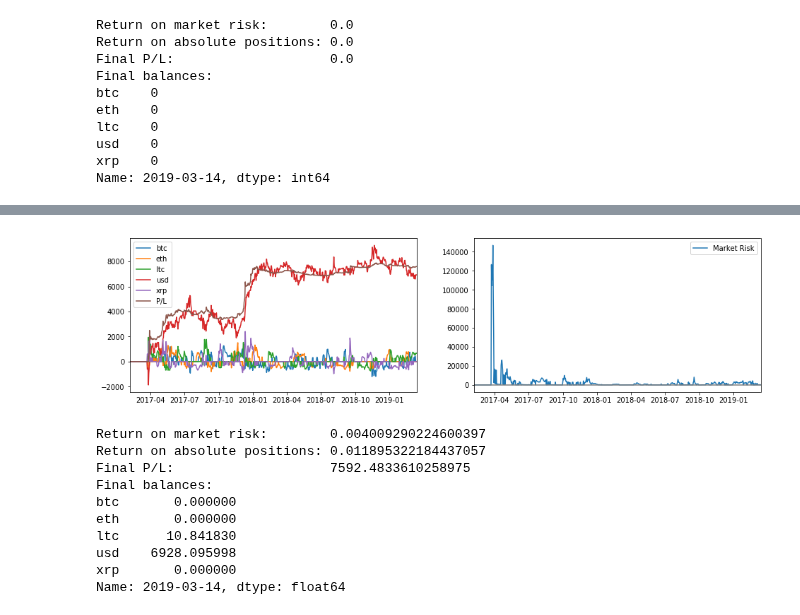
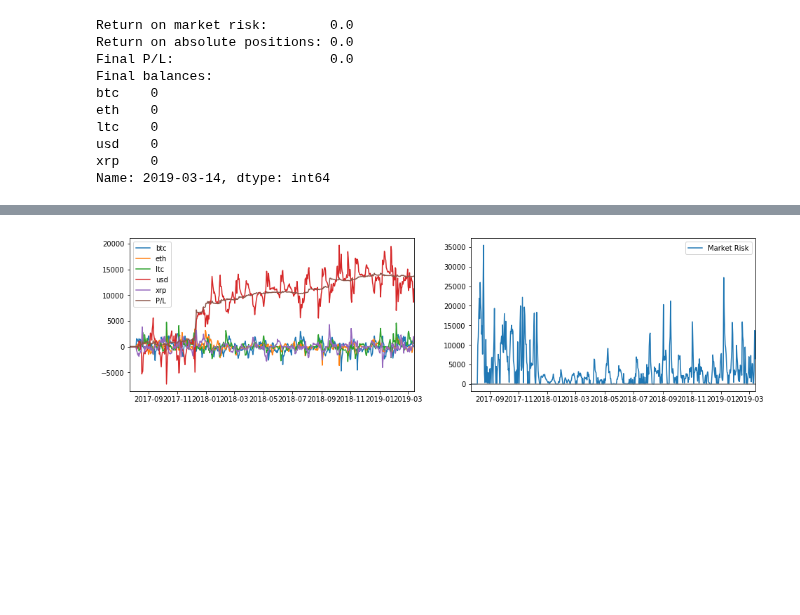
Before and after one commit to cambrian/quant, a Jupyter notebook: research/analysis.ipynb, the cells around one changed output, grey strips where cells are left out. Drawn from its saved outputs; the diff is of its cells as text; code cells hidden in the pictures; blank space fills up the shorter version.

```diff
--- a/research/analysis.ipynb
+++ b/research/analysis.ipynb
@@ -42,8 +43,14 @@ def prep_data(file):
 
 def reduce_data(data, resampling):
     '''Averages prices, sums volumes'''
-    prices = data['prices'].resample(resampling).mean().fillna(method='ffill')
+    prices = data['prices'].resample(resampling).first().fillna(method='ffill')
     volumes = data['volumes'].resample(resampling).sum().fillna(method='ffill')
+    return { 'prices': prices, 'volumes': volumes }
+
+def tail_data(data, n):
+    '''get the last n points of the given data'''
+    prices = data['prices'].tail(n)
+    volumes = data['volumes'].tail(n)
     return { 'prices': prices, 'volumes': volumes }
 
 def viz_data(data):
@@ -121,8 +128,8 @@ def market_risk(pca, balances):
     components = pd.DataFrame(pca.components_, columns = data['prices'].columns)
     component_variances = components.mul(pca.explained_variance_, axis=0)
     pca_position_variances = component_variances.values.dot((balances * balances.abs()).values.T)
-    risk = np.sqrt(np.abs(pca_position_variances).sum()) # np.linalg.norm(pca_position_variances)
-    return max(1e-10, risk) # avoid div by 0
+    risk = np.sqrt(np.abs(pca_position_variances).sum())
+    return risk + 1e-10 # avoid div by 0
 
 def evaluate(strategy, data, fees = 0):
     '''data is prices per-day
@@ -198,13 +205,14 @@ Name: 2019-03-14, dtype: int64
 # %%
 from strategy import MovingAverage
 from numpy_ringbuffer import RingBuffer
-from math import log1p
+from math import log1p, sqrt
+from johansen.johansen import Johansen
 
 class StatArb(Strategy):
     def __init__(self, correlation_window_size, movement_half_life, size, min_edge = 0, max_edge = 1e100, correlation_subsampling = 1):
         '''edges are expressed in std deviations of the currency price
-        size is $ per std dev. of edge
-        '''
+        size is $ per std dev. of edge'''
+        self.prev_prices = None
         self.moving_prices_history = None
         self.correlation_window_size = correlation_window_size
         self.min_edge = min_edge
@@ -212,6 +220,9 @@ class StatArb(Strategy):
         self.size = size
         self.correlation_subsampling = correlation_subsampling
         self.moving_prices = MovingAverage(movement_half_life)
+        self.moving_volumes = MovingAverage(movement_half_life)
+        self.pca = PCA(n_components=1)
+        self.scaler = StandardScaler()
 
     def desired_balance_value(self, edge):
         '''Returns (expressed in USD) the desired balance for a currency at the given edge from fair'''
@@ -222,37 +233,48 @@ class StatArb(Strategy):
         return edge * self.size
 
     def step(self, balances, prices, volumes):
-        '''Weighting predictions by volume or market cap data doesn't seem to improve RoR. My guess is that because
-        doing so breaks the symmetry in order sizing, the strategy becomes no longer well-hedged.'''
+        '''Calculates fair movements by averaging correlated movements between all pairs, weighted by log-volume
+        Concretely:
+        fair_btc_movement =
+            (btc_movment * v_btc
+             + eth_movement * v_eth * stddev_btc/stddev_eth
+             + ltc_movement * v_ltc * stddev_btc/stddev_ltc
+             + xrp_movement * v_xrp * stddev_btc/stddev_xrp
+            ) / v_total
+
+        TODO: weight also by cointegration factor
+        '''
         if self.moving_prices_history is None:
             self.moving_prices_history = RingBuffer(self.correlation_window_size, dtype=(np.float, len(prices.index)))
+
         self.moving_prices.step(prices)
+        self.moving_volumes.step(volumes)
+
+        if not self.moving_prices.ready:
+            return {}
+
         self.moving_prices_history.append(self.moving_prices.value)
 
-        if (not self.moving_prices.ready) or len(self.moving_prices_history) < self.correlation_window_size:
+        if len(self.moving_prices_history) < self.correlation_window_size:
             return {}
 
         df = pd.DataFrame(np.array(self.moving_prices_history), columns = prices.index)
 
+#         johansen = Johansen(df.values, model=2, significance_level=0)
+
+# #         eigenvectors, r =
+#         print(johansen.johansen())
+
 #         # subsampling
 #         df = df.groupby(np.arange(len(df)) // self.correlation_subsampling).mean()
-
-        # Calculates fair movements by averaging correlated movements between all pairs, weighted by r^2
-        # Concretely:
-        # fair_btc_movement =
-        #   (btc_movment
-        #    + eth_movement * r_eth^3 * stddev_btc/stddev_eth
-        #    + ltc_movement * r_ltc^3 * stddev_btc/stddev_ltc
-        #    + xrp_movement * r_xrp^3 * stddev_btc/stddev_xrp)
-        #   / (1 + r_eth^2 + r_ltc^2 + r_xrp^2)
 
         # compute fairs, edges
         stddevs = df.std()
         corr = df.corr()
         deltas = prices - df.mean()
         predicted_deltas = (deltas * corr).mul(stddevs, axis=0).div(stddevs, axis=1)
-        confidences = corr ** 2
-        fair_deltas = (predicted_deltas * confidences).sum(axis=1) / confidences.sum(axis=1)
+        log_volumes = self.moving_volumes.value.apply(log1p)
+        fair_deltas = (predicted_deltas * log_volumes).sum(axis=1) / log_volumes.sum()
         edges = (deltas - fair_deltas) / stddevs
 
         # turn fairs into orders
@@ -263,5 +285,5 @@ class StatArb(Strategy):
 
         return orders
 
-plot_results(evaluate(StatArb(correlation_window_size = 48, movement_half_life = .01, size = 1000, min_edge = 0.25), data))
+plot_results(evaluate(StatArb(correlation_window_size = 16, movement_half_life = 1, size = 1000, min_edge = 0.25), tail_data(data, 600)))
 # %% [output]
@@ -268,11 +307 @@ plot_results(evaluate(StatArb(correlation_window_size = 48, movement_half_life =
-[figure, old version]
+[figure, new version]
-Return on market risk:        0.004009290224600397
-Return on absolute positions: 0.011895322184437057
-Final P/L:                    7592.4833610258975
-Final balances:
-btc       0.000000
-eth       0.000000
-ltc      10.841830
-usd    6928.095998
-xrp       0.000000
-Name: 2019-03-14, dtype: float64
```
Also changed, not shown: parts of 8 cells of this notebook, 3 other files.
